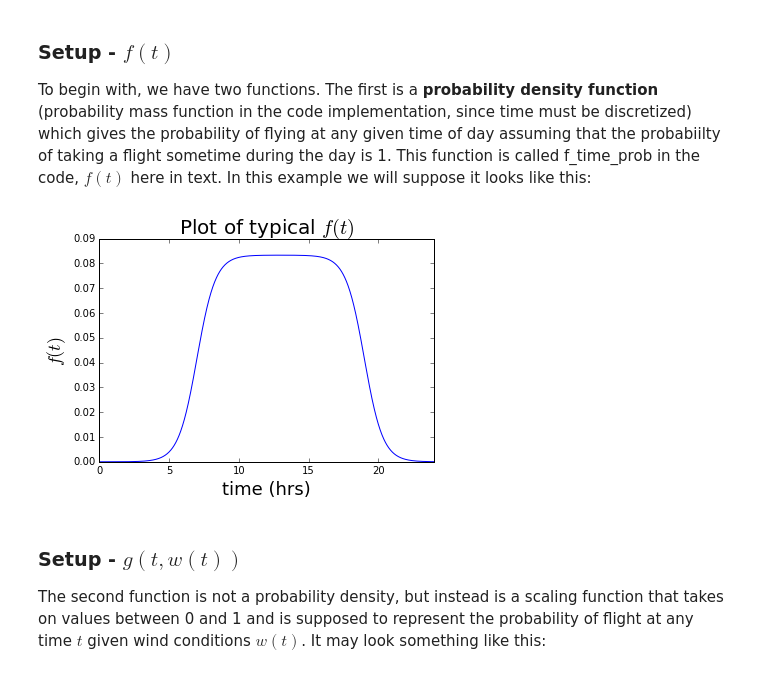
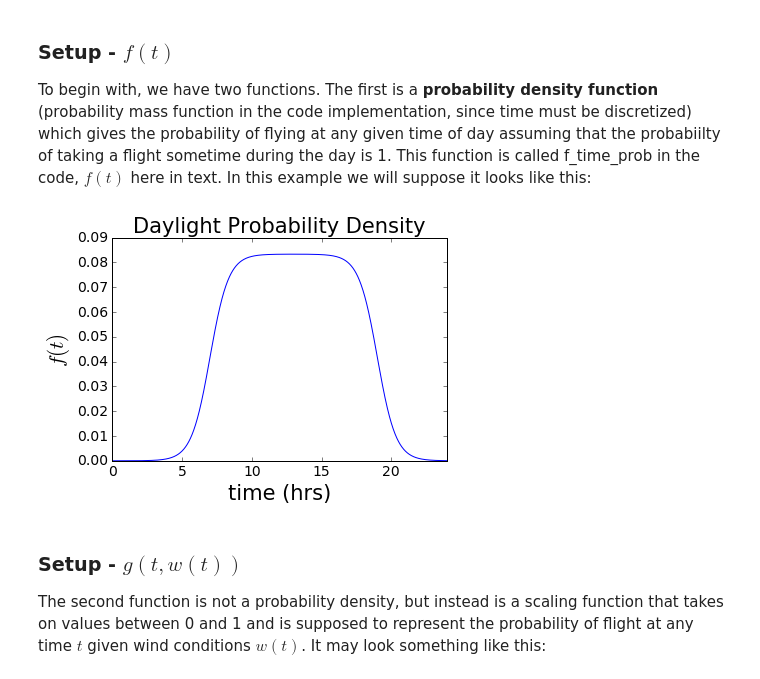
Before and after one commit to mountaindust/Parasitoids, a Jupyter notebook: analytic/docs/Flight_probability_functions.ipynb, the cells around one changed output. Saved outputs shown, nothing was run; the diff lists cells and outputs as text; code cells hidden in the pictures.

```diff
--- a/analytic/docs/Flight_probability_functions.ipynb
+++ b/analytic/docs/Flight_probability_functions.ipynb
@@ -43,16 +43,17 @@ f_func = f_time_prob()
 # %%
 time_vec = np.linspace(0+24./Nmin,24,Nmin) # time elapsed in hours
 plt.figure()
 plt.plot(time_vec,f_func*60) # multiplying by 60 here so it looks like the probability density function
                              #    would, matching the x-axis units of hours. In code, f_func is a
                              #    probability mass function - f_func.sum() = 1.
-plt.xlabel('time (hrs)',fontsize=18)
-plt.ylabel(r'$f(t)$',fontsize=18)
-plt.title(r'Plot of typical $f(t)$',fontsize=20)
+plt.tick_params(axis='both', which='major', labelsize=14)
+plt.xlabel('time (hrs)',fontsize=21)
+plt.ylabel(r'$f(t)$',fontsize=21)
+plt.title('Daylight Probability Density',fontsize=21)
 plt.axis([0,24,0,0.09])
 plt.show()
 # %% [output]
-[figure, old version]
+[figure, new version]
 # %% [markdown]
 ### Setup - $g(t,w(t))$
 
```
Also changed, not shown: parts of 1 cell of this notebook.
